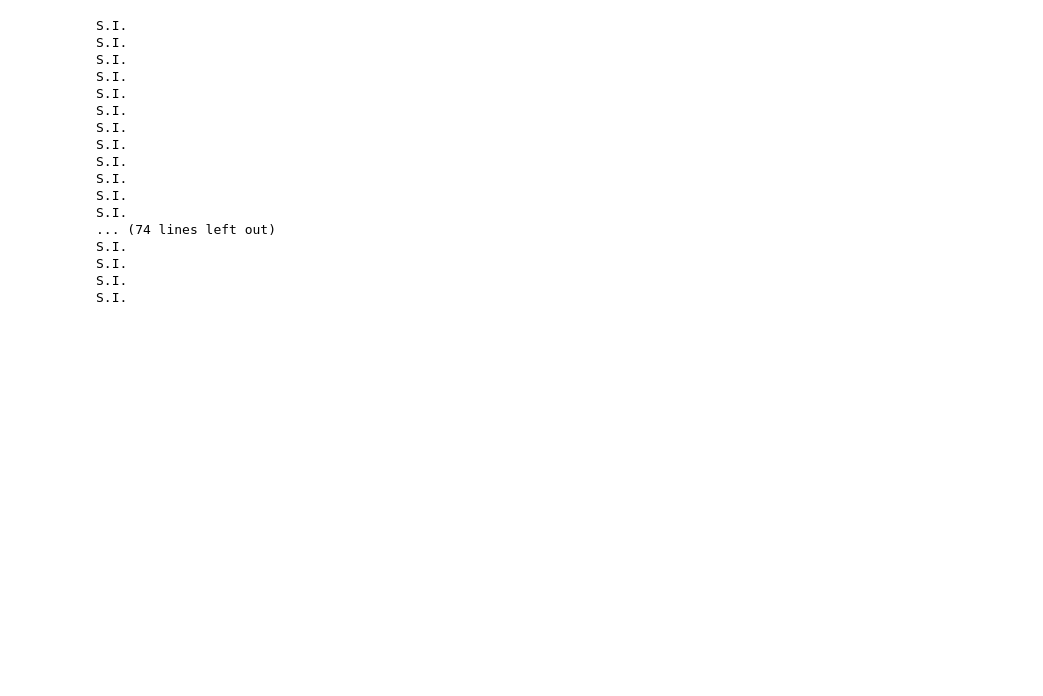
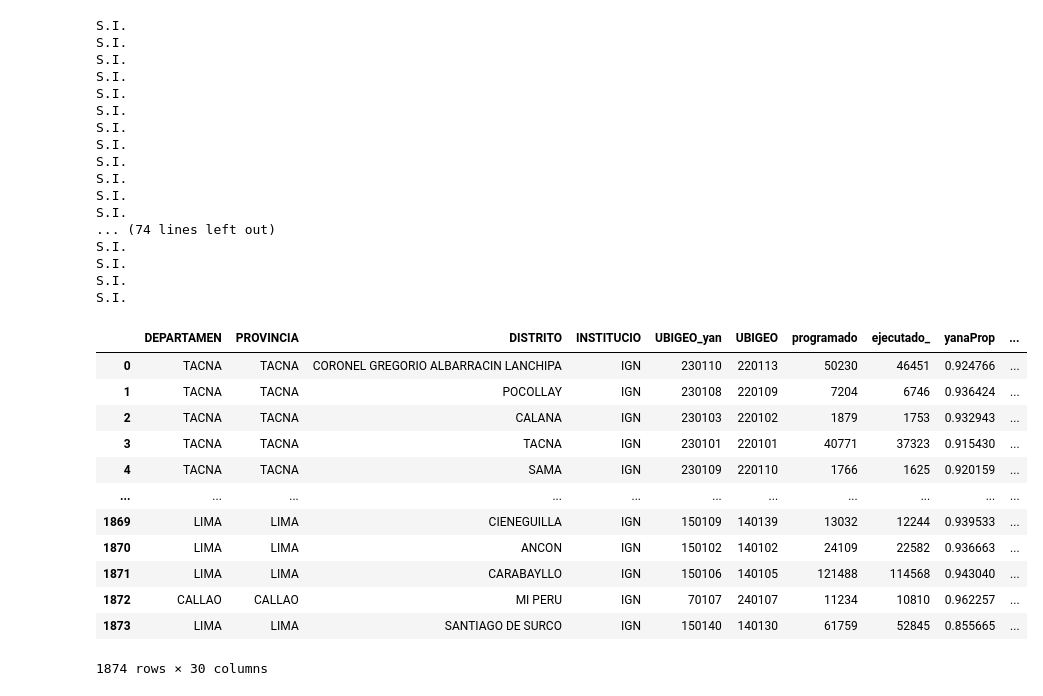
Before and after one commit to MAGALLANESJoseManuel/Midis_Bono600, a Jupyter notebook: PreDataMidis.ipynb, the cells around one changed output. Saved outputs shown, nothing was run; the diff lists cells and outputs as text; code cells hidden in the pictures; blank space fills up the shorter version.

```diff
--- a/PreDataMidis.ipynb
+++ b/PreDataMidis.ipynb
@@ -1248,3 +1248,23 @@ S.I.
 S.I.
 # %%
 datadismap.to_file(filename='midisceplan.shp.zip', driver='ESRI Shapefile')
+# %%
+
+
+linkGit2='https://github.com/MAGALLANESJoseManuel/Midis_Bono600/raw/main/midisceplan.shp.zip'
+midis=gpd.read_file(linkGit2)
+midis
+# %% [output]
+|  | DEPARTAMEN | PROVINCIA | DISTRITO | INSTITUCIO | UBIGEO_yan | UBIGEO | programado | ejecutado_ | yanaProp | ... |
+| 0 | TACNA | TACNA | CORONEL GREGORIO ALBARRACIN LANCHIPA | IGN | 230110 | 220113 | 50230 | 46451 | 0.924766 | ... |
+| 1 | TACNA | TACNA | POCOLLAY | IGN | 230108 | 220109 | 7204 | 6746 | 0.936424 | ... |
+| 2 | TACNA | TACNA | CALANA | IGN | 230103 | 220102 | 1879 | 1753 | 0.932943 | ... |
+| 3 | TACNA | TACNA | TACNA | IGN | 230101 | 220101 | 40771 | 37323 | 0.915430 | ... |
+| 4 | TACNA | TACNA | SAMA | IGN | 230109 | 220110 | 1766 | 1625 | 0.920159 | ... |
+| ... | ... | ... | ... | ... | ... | ... | ... | ... | ... | ... |
+| 1869 | LIMA | LIMA | CIENEGUILLA | IGN | 150109 | 140139 | 13032 | 12244 | 0.939533 | ... |
+| 1870 | LIMA | LIMA | ANCON | IGN | 150102 | 140102 | 24109 | 22582 | 0.936663 | ... |
+| 1871 | LIMA | LIMA | CARABAYLLO | IGN | 150106 | 140105 | 121488 | 114568 | 0.943040 | ... |
+| 1872 | CALLAO | CALLAO | MI PERU | IGN | 70107 | 240107 | 11234 | 10810 | 0.962257 | ... |
+| 1873 | LIMA | LIMA | SANTIAGO DE SURCO | IGN | 150140 | 140130 | 61759 | 52845 | 0.855665 | ... |
+1874 rows × 30 columns
```
Also changed, not shown: parts of 3 cells of this notebook, 1 other file.
